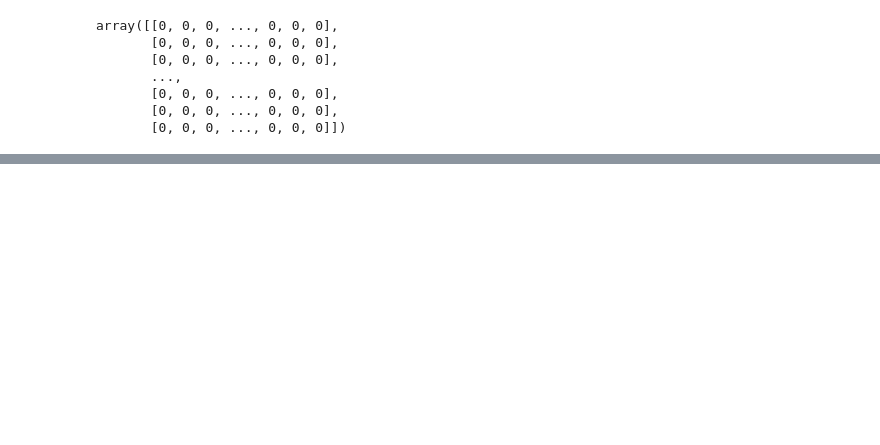
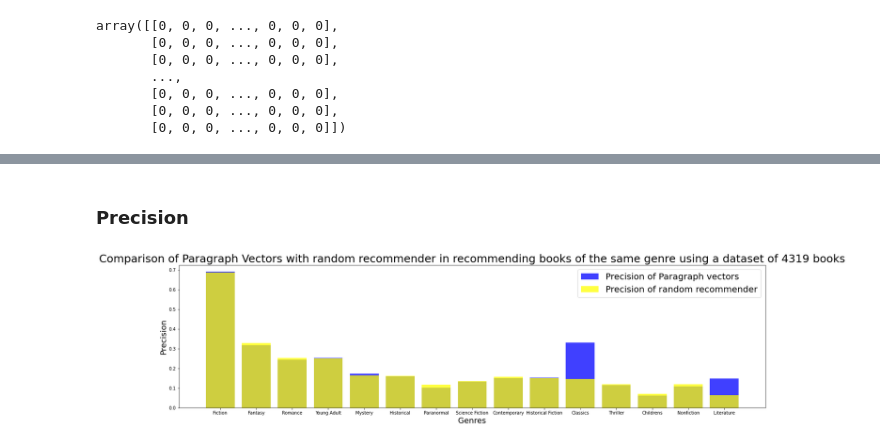
Before and after one commit to vanikanoria/Book-Recommendation_Systems, a Jupyter notebook: Compare_genres_paragraph_smalldataset.ipynb, the cells around one changed output, grey strips where cells are left out. Cells and saved outputs as stored; diff of their text form; code cells hidden in the pictures; blank space fills up the shorter version.

```diff
--- a/Compare_genres_paragraph_smalldataset.ipynb
+++ b/Compare_genres_paragraph_smalldataset.ipynb
@@ -273,0 +314,11 @@ weighted avg       0.19      0.17      0.17    224420
+# %%
+random_eval_metrics_df = pd.read_csv('eval_metrics_pop_random_smalldataset.csv')
+random_eval_metrics_df = random_eval_metrics_df.iloc[:,1:]
+random_eval_metrics_df = random_eval_metrics_df.rename(columns = {'precision': 'precision_random',
+                                                                  'recall': 'recall_random',
+                                                                 'f1score': 'f1score_random'})
+
+eval_metrics_comparison = pd.merge(eval_metrics_pop , random_eval_metrics_df, on = 'genre', how = 'inner')
+eval_metrics_comparison =eval_metrics_comparison.rename(columns = {'precision': 'precision_paragraph',
+                                                                  'recall': 'recall_paragraph',
+                                                                 'f1score': 'f1score_paragraph'})
@@ -273,0 +344,14 @@ weighted avg       0.19      0.17      0.17    224420
+# %% [markdown]
+### Precision
+# %%
+plt.figure(figsize=(24,6))
+plt.bar(x=eval_metrics_comparison.genre, height = eval_metrics_comparison.precision_paragraph, color = 'blue', alpha=0.75, label='Precision of Paragraph vectors')
+plt.bar(x=eval_metrics_pop.genre, height = eval_metrics_comparison.precision_random, color = 'yellow', alpha=0.75, label='Precision of random recommender')
+plt.legend(prop={'size': 20})
+plt.xlabel('Genres', size=18)
+plt.ylabel('Precision', size=18)
+plt.title('Comparison of Paragraph Vectors with random recommender in recommending books of the same genre using a dataset of 4319 books', size=25)
+#plt.savefig('Avgword2vec_comparison_with_random_small_dataset_bar_chart_precision.png')
+plt.show()
+# %% [output]
+[figure, added]
```
Also changed, not shown: parts of 57 cells of this notebook, 3 other files.
